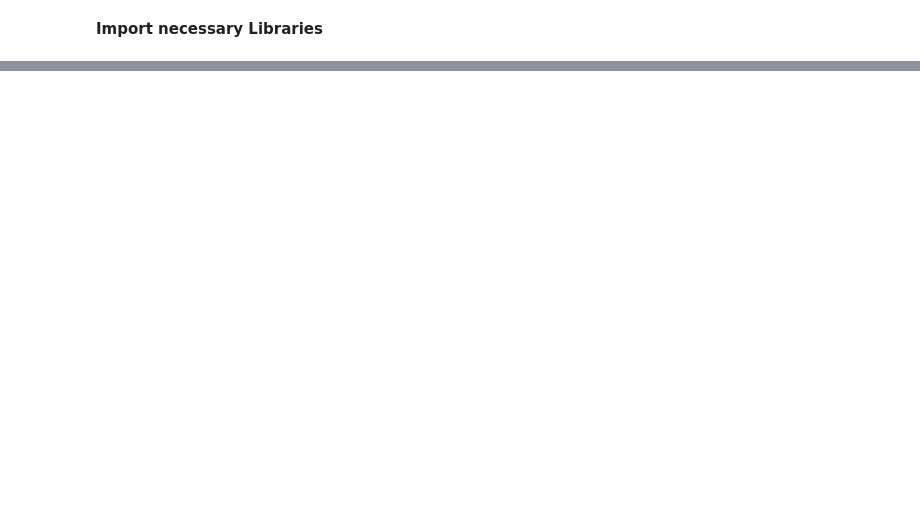
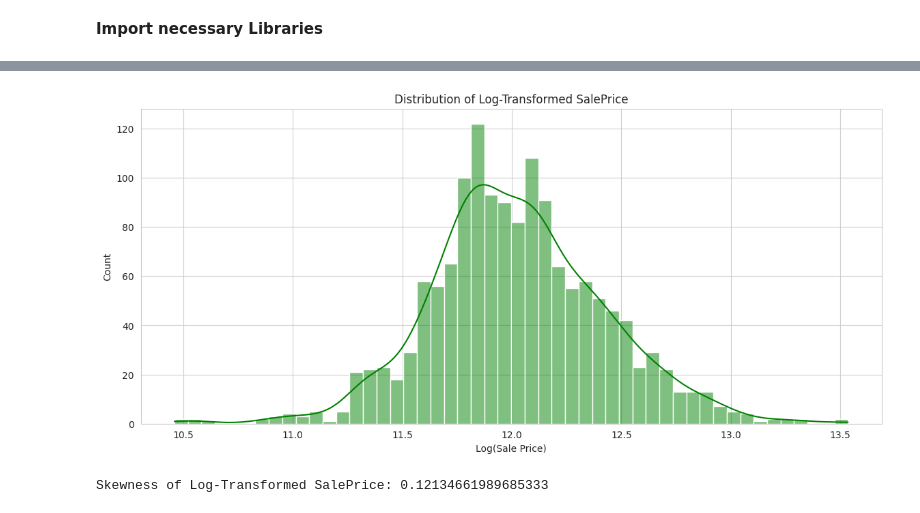
Before and after one commit to Jayasurya227/Predicting-House-Price, a Jupyter notebook: Predicting_House_Price_Project.ipynb, the cells around one changed output, grey strips where cells are left out. Drawn from its saved outputs; the diff is of its cells as text; code cells hidden in the pictures; blank space fills up the shorter version.

```diff
--- a/Predicting_House_Price_Project.ipynb
+++ b/Predicting_House_Price_Project.ipynb
@@ -425,0 +208,13 @@ print(np.sqrt(mean_squared_error(y_test,ridge_pred )))
+# %%
+train_df['SalePrice'] = np.log1p(train_df['SalePrice'])
+
+plt.figure(figsize=(14, 6))
+sns.histplot(train_df['SalePrice'], kde=True, bins=50, color='green')
+plt.title('Distribution of Log-Transformed SalePrice')
+plt.xlabel('Log(Sale Price)')
+plt.show()
+
+print(f"Skewness of Log-Transformed SalePrice: {train_df['SalePrice'].skew()}")
+# %% [output]
+[figure, added]
+Skewness of Log-Transformed SalePrice: 0.12134661989685333
```
Also changed, not shown: parts of 106 cells of this notebook.
